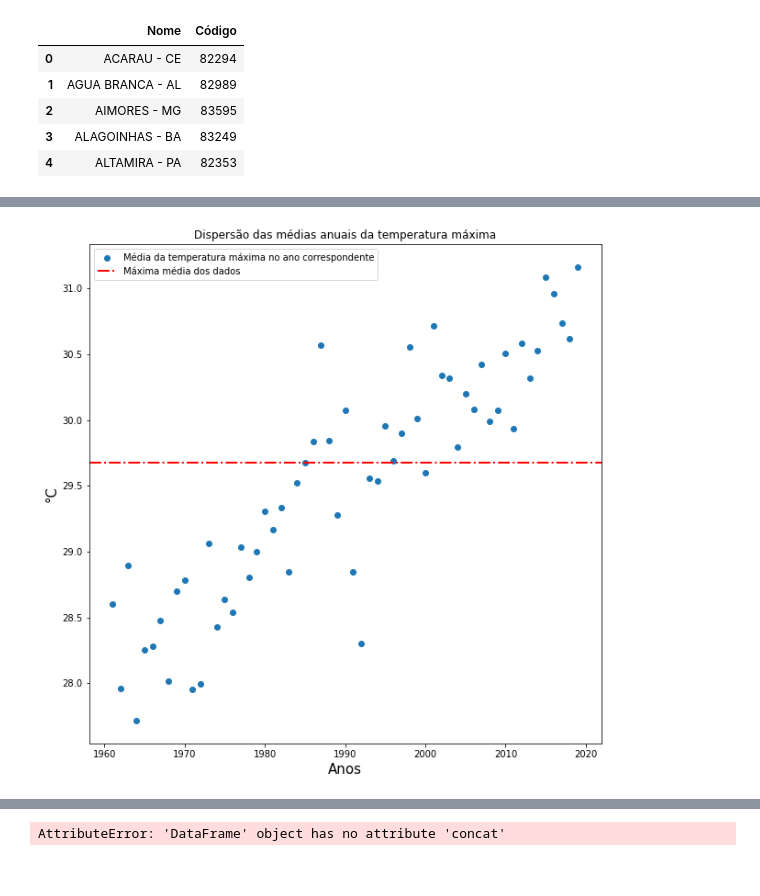
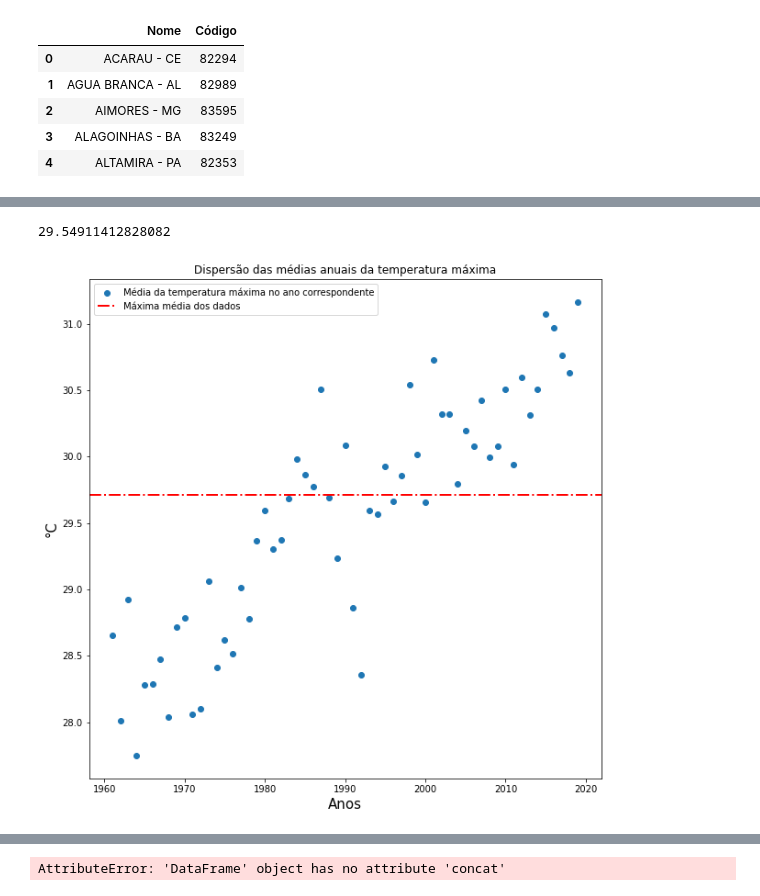
Before and after one commit to Fnadona/dataScience, a Jupyter notebook: Untitled.ipynb, the cells around one changed output, grey strips where cells are left out. Cells and saved outputs as stored; diff of their text form; code cells hidden in the pictures.

```diff
--- a/Untitled.ipynb
+++ b/Untitled.ipynb
@@ -120,4 +63,4 @@ incendio
 # %%
 ######CARREGANDO A PLANILHA DE DADOS TRATADOS E ANALISE######
 # %%
-planilha = pd.read_csv('tabelaTeste.csv', sep=",")
+dfDadosPrincipais = pd.read_csv('dadosPrincipais.csv', sep=",")
@@ -136 +100,4 @@ planilha.drop(columns=["Codigo"]).describe()
+# %%
+dfDadosPrincipais['Data'] = pd.to_datetime(dfDadosPrincipais['Data'], format='%d/%m/%Y')
+dfGrafico = dfDadosPrincipais.groupby(dfDadosPrincipais.Data.dt.year).mean()
 # %%
@@ -180,18 +139,22 @@ No artists with labels found to put in legend.  Note that artists whose label st
+# %%
+dfGrafico.TempMaxima.mean()
+# %% [output]
+29.54911412828082
 # %%
 plt.figure(figsize=(10,10))
 
-plt.scatter(grafico.index, grafico.TempMaxima, label='Média da temperatura máxima no ano correspondente')
-plt.axhline(y=29.68, color='red', linestyle='-.', linewidth=2, label='Máxima média dos dados')
+plt.scatter(dfGrafico.index, dfGrafico.TempMaxima, label='Média da temperatura máxima no ano correspondente')
+plt.axhline(y=29.71, color='red', linestyle='-.', linewidth=2, label='Máxima média dos dados')
 plt.title('Dispersão das médias anuais da temperatura máxima')
 plt.xlabel('Anos', fontsize=15)
 plt.ylabel('°C', fontsize=15)
 plt.legend(fontsize=10)
 
 plt.savefig('TemperaturaMaximaDispersao.png')
 
 plt.show()
 # %% [output]
-[figure, old version]
+[figure, new version]
 # %%
 plt.figure(figsize=(10,10))
 
```
Also changed, not shown: parts of 15 cells of this notebook.
